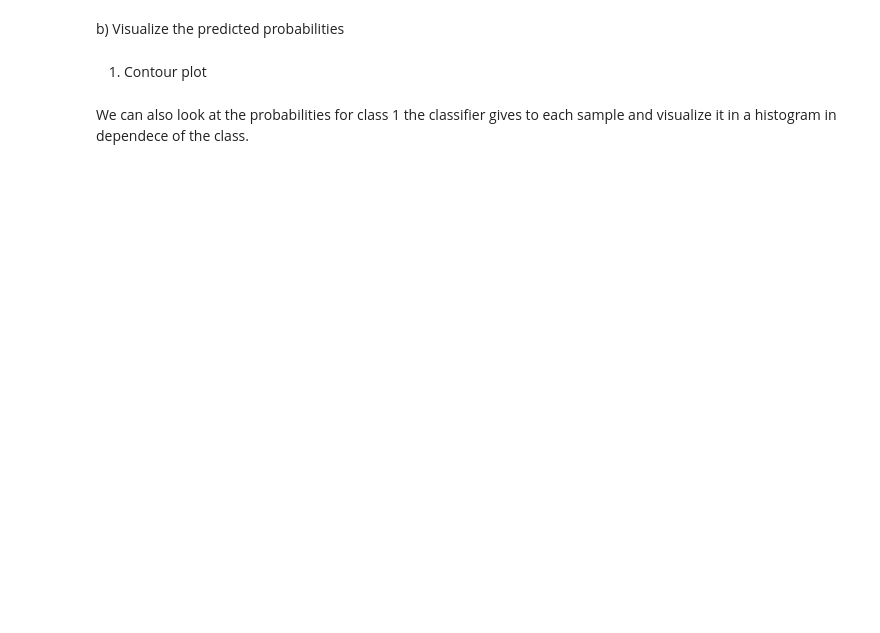
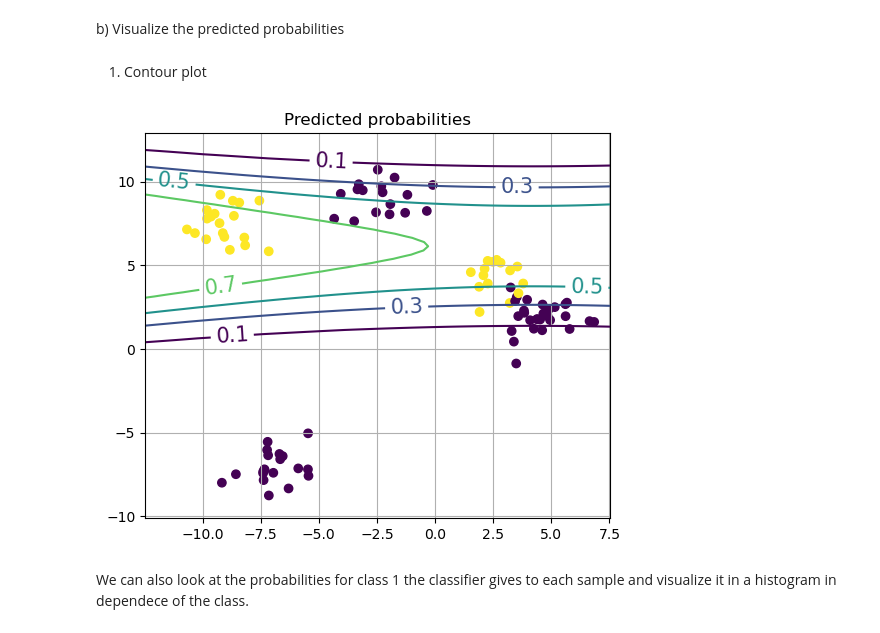
Before and after one commit to sandervanlaere1/ML, a Jupyter notebook: 17_calibration/PC_Lab17_2023_calibration.ipynb, the cells around one changed output. Saved outputs shown, nothing was run; the diff lists cells and outputs as text; code cells hidden in the pictures; blank space fills up the shorter version.

```diff
--- a/17_calibration/PC_Lab17_2023_calibration.ipynb
+++ b/17_calibration/PC_Lab17_2023_calibration.ipynb
@@ -115,0 +111,6 @@ a) Fitting the model
+# %%
+# train test split
+x_train, x_test, y_train, y_test = train_test_split(x, y, test_size=0.5, random_state=42)
+# fit the model
+clf = GaussianNB()
+clf.fit(x_train, y_train)
@@ -120,20 +123,22 @@ b) Visualize the predicted probabilities
 # %%
 # divide the feature space into a grid
 delta = 0.25
-x0_grid = ".." #TODO
-x1_grid = ".." #TODO
+x0_grid = np.arange(x[:, 0].min(), x[:, 0].max(), delta)
+x1_grid = np.arange(x[:, 1].min(), x[:, 1].max(), delta)
 X0, X1 = np.meshgrid(x0_grid, x1_grid)
 # predict the probabilities for each point on the grid
-Y = ".." #TODO
+Y = clf.predict_proba(np.vstack((X0.flatten(), X1.flatten())).T)
 
 fig, ax = plt.subplots(figsize=(6, 5))
 # do a contour plot of the probabilities
 CS = ax.contour(X0, X1, Y[:, 1].reshape(X0.shape), levels=[.1, .3, .5, .7, .9])
 ax.clabel(CS, inline=1, fontsize=15)
 # scatter plot a part of the test data
-#TODO
+ax.scatter(x_test[:100, 0], x_test[:100, 1], c=y_test[:100], cmap='viridis')
 ax.set_title('Predicted probabilities')
 ax.grid()
+# %% [output]
+[figure, added]
 # %% [markdown]
 We can also look at the probabilities for class 1 the classifier gives to each sample and visualize it
 in a histogram in dependece of the class.
```
Also changed, not shown: parts of 20 cells of this notebook.
